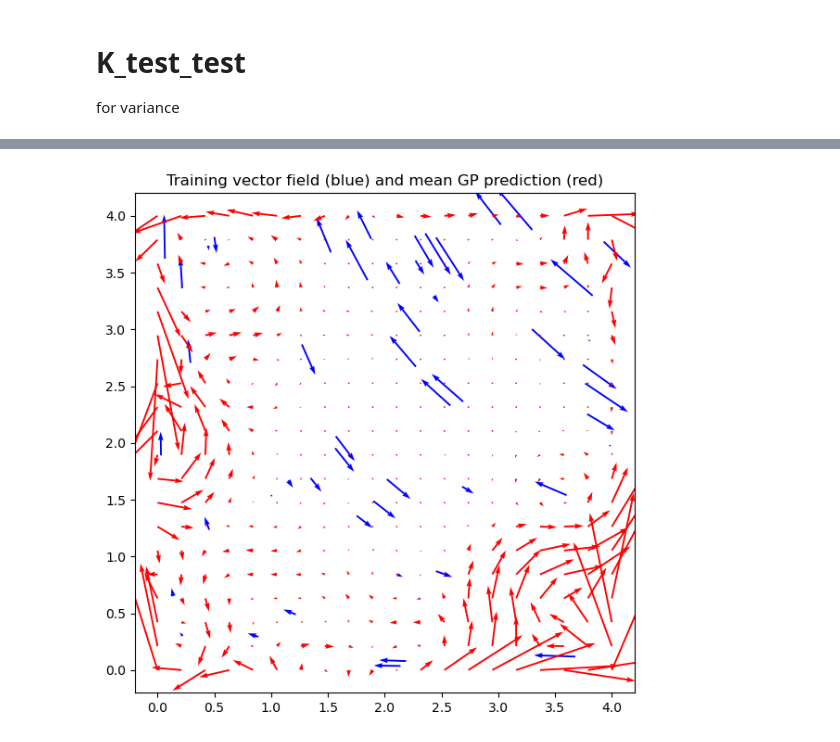
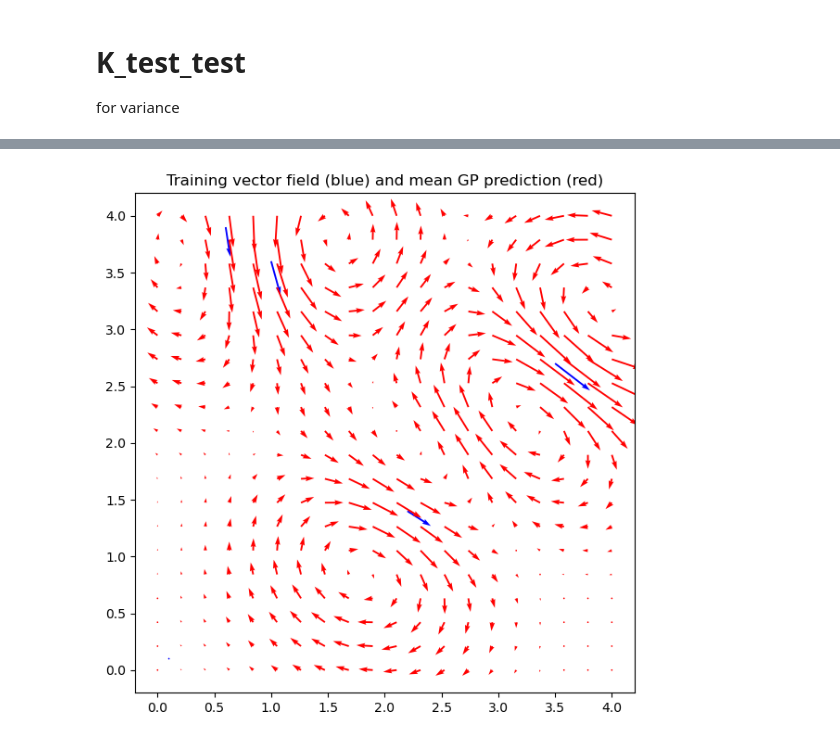
Before and after one commit to kimbente/ice_thickness, a Jupyter notebook: simulate.ipynb, the cells around one changed output, grey strips where cells are left out. Cells and saved outputs as stored; diff of their text form; code cells hidden in the pictures.

Commit message:
torch implementation of linear operator constraint

```diff
--- a/simulate.ipynb
+++ b/simulate.ipynb
@@ -160,6 +209,14 @@ plt.show()
 # %%
 # Draw 50, 2 random numbers between 0 and 1 (for x and y axis), scale by 4 to stretch to [0, 4] domain
 x1x2_train = np.random.rand(50, 2) * 4
+# Overwrite for control
+x1x2_train = torch.tensor([
+    [0.1, 0.1],
+    [3.5, 2.7],
+    [0.6, 3.9],
+    [1.0, 3.6],
+    [2.2, 1.4]
+], dtype = torch.float32)
 
 # Pass both columns into the function to get true training values
 F1_train, F2_train = F1F2_function(x1x2_train[:, 0][:, np.newaxis], x1x2_train[:, 1][:, np.newaxis])
@@ -169,7 +226,6 @@ F1_train += np.random.normal(0, sigma, x1x2_train.shape[0])[:, np.newaxis]
 F2_train += np.random.normal(0, sigma, x1x2_train.shape[0])[:, np.newaxis]
 
 y_train = torch.cat((torch.tensor(F1_train), torch.tensor(F2_train)), dim = 1)
-
 
 # Quiver plot paramaters are automatically adjusted and thus differ for both layers so we unify this
 quiver_width = 0.0035
@@ -232,8 +285,8 @@ torch.Size([400])
 # HPs
 # Compare against the matlab code: fix hypers
 sigma_f = torch.tensor(0.7)
-l = torch.tensor(1.2)
-sigma_n = torch.tensor(0.001)
+l = torch.tensor(0.7)
+sigma_n = torch.tensor(0.01)
 # %% [markdown]
 # K_train_train
 
@@ -286,0 +382,7 @@ K_test_test = sigma_f.square() * K_test_test_block.mul((x1p_x1p_diff.square() +
+# %%
+# As suggested
+L = torch.linalg.cholesky(K_train_train_noise, upper = False)
+# Alpha: L.T \ (L \ y) in one step
+alpha = torch.cholesky_solve(y_train.T.reshape(-1, 1), L.to(float), upper = False)
+# transpose to get test_train
+mean_pred_2 = torch.matmul(K_train_test.mT, alpha)
@@ -307,18 +432,19 @@ sample = posterior.sample()
 # %%
 # creating plot
 fig, ax = plt.subplots(figsize = (7, 7))
 
 # quiver plot visualises 2 in 1
 # ax.quiver(X1, X2, F1, F2, width = quiver_width)
 ax.quiver(x1x2_train[:, 0], x1x2_train[:, 1], F1_train, F2_train, color = 'blue', width = quiver_width)
-ax.quiver(X1, X2, mean_pred[0:400].reshape(20, 20), mean_pred[400:].reshape(20, 20), color = 'red', width = quiver_width)
+# ax.quiver(X1, X2, mean_pred[0:400].reshape(20, 20), mean_pred[400:].reshape(20, 20), color = 'red', width = quiver_width)
+ax.quiver(X1, X2, mean_pred_2.reshape(2, 20, 20)[0,:,:], mean_pred_2.reshape(2, 20, 20)[1,:,:], color = 'red', width = quiver_width)
 
 ax.set_aspect('equal')
 plt.title('Training vector field (blue) and mean GP prediction (red)')
 # show plot
 plt.show()
 # %% [output]
-[figure, old version]
+[figure, new version]
 # %%
 # creating plot
 fig, ax = plt.subplots(figsize = (7, 7))
```
Also changed, not shown: parts of 20 cells of this notebook, 2 other files.
